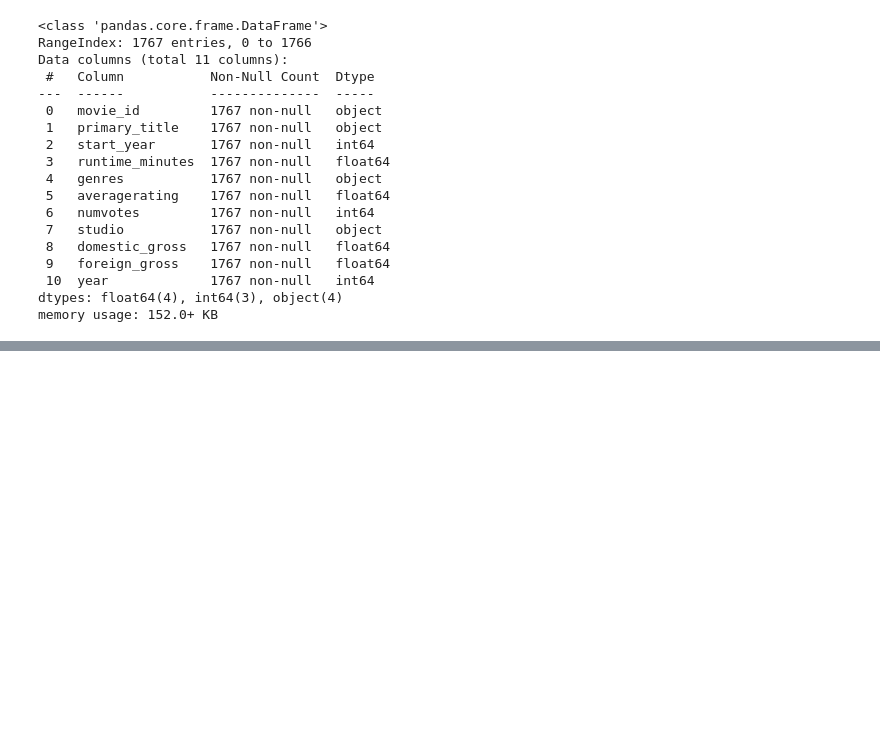
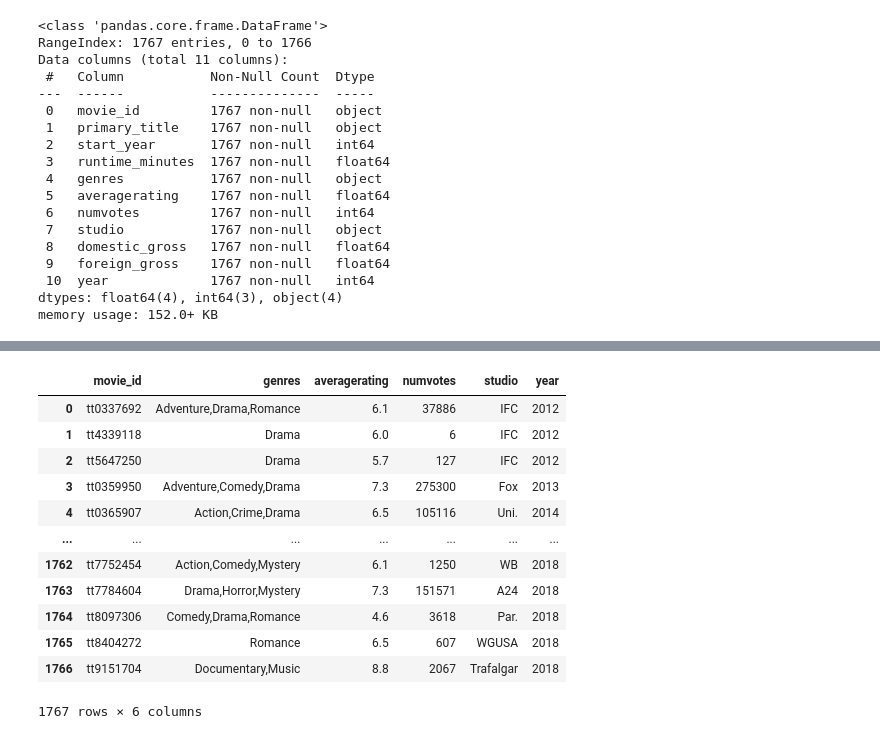
Before and after one commit to lynnndero/PHASE--1-PROJECT, a Jupyter notebook: Index.ipynb, the cells around one changed output, grey strips where cells are left out. Cells and saved outputs as stored; diff of their text form; code cells hidden in the pictures; blank space fills up the shorter version.

```diff
--- a/Index.ipynb
+++ b/Index.ipynb
@@ -313,5 +313,5 @@ memory usage: 1.7+ MB
 # %% [markdown]
 Merging the tables using movie_id column
 # %%
-movies_df_2 = movie_basics.merge(movie_ratings, on='movie_id').merge(movies_df, left_on='primary_title', right_on='title')
+movies_reviews_and_rating = movie_basics.merge(movie_ratings, on='movie_id').merge(movies_df, left_on='primary_title', right_on='title')
 # %%
@@ -332,5 +332,5 @@ movies_df_2
 1767 rows × 13 columns
 # %%
 #drop all duplicates
-movies_df_2 = movies_df_2.drop(columns=['original_title','title'])
+movies_reviews_and_rating = movies_reviews_and_rating.drop(columns=['original_title','title'])
 # %%
@@ -372,5 +372,5 @@ dtypes: float64(3), int64(3), object(5)
 memory usage: 152.0+ KB
 # %%
 #replace datatype 'foreign_gross' from string to float
-movies_df_2['foreign_gross'] = movies_df_2['foreign_gross'].str.replace(',','').astype(float)
+movies_reviews_and_rating['foreign_gross'] = movies_reviews_and_rating['foreign_gross'].str.replace(',','').astype(float)
 # %%
@@ -399,0 +417,17 @@ movies_df_2['Total_gross'] = movies_df_2['domestic_gross']
+# %%
+movie_genres_ratings = movies_reviews_and_rating[['movie_id','genres','averagerating','numvotes','studio','year']]
+movie_genres_ratings
+# %% [output]
+|  | movie_id | genres | averagerating | numvotes | studio | year |
+| 0 | tt0337692 | Adventure,Drama,Romance | 6.1 | 37886 | IFC | 2012 |
+| 1 | tt4339118 | Drama | 6.0 | 6 | IFC | 2012 |
+| 2 | tt5647250 | Drama | 5.7 | 127 | IFC | 2012 |
+| 3 | tt0359950 | Adventure,Comedy,Drama | 7.3 | 275300 | Fox | 2013 |
+| 4 | tt0365907 | Action,Crime,Drama | 6.5 | 105116 | Uni. | 2014 |
+| ... | ... | ... | ... | ... | ... | ... |
+| 1762 | tt7752454 | Action,Comedy,Mystery | 6.1 | 1250 | WB | 2018 |
+| 1763 | tt7784604 | Drama,Horror,Mystery | 7.3 | 151571 | A24 | 2018 |
+| 1764 | tt8097306 | Comedy,Drama,Romance | 4.6 | 3618 | Par. | 2018 |
+| 1765 | tt8404272 | Romance | 6.5 | 607 | WGUSA | 2018 |
+| 1766 | tt9151704 | Documentary,Music | 8.8 | 2067 | Trafalgar | 2018 |
+1767 rows × 6 columns
```
Also changed, not shown: parts of 14 cells of this notebook.
